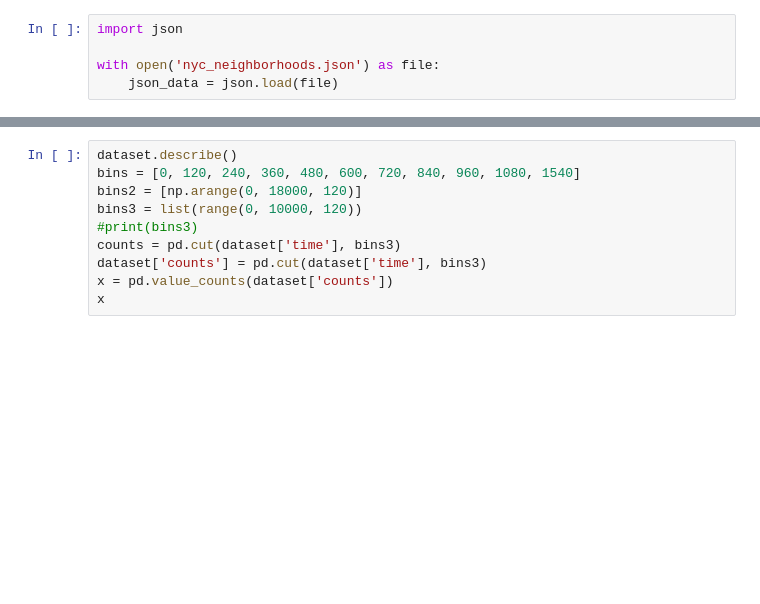
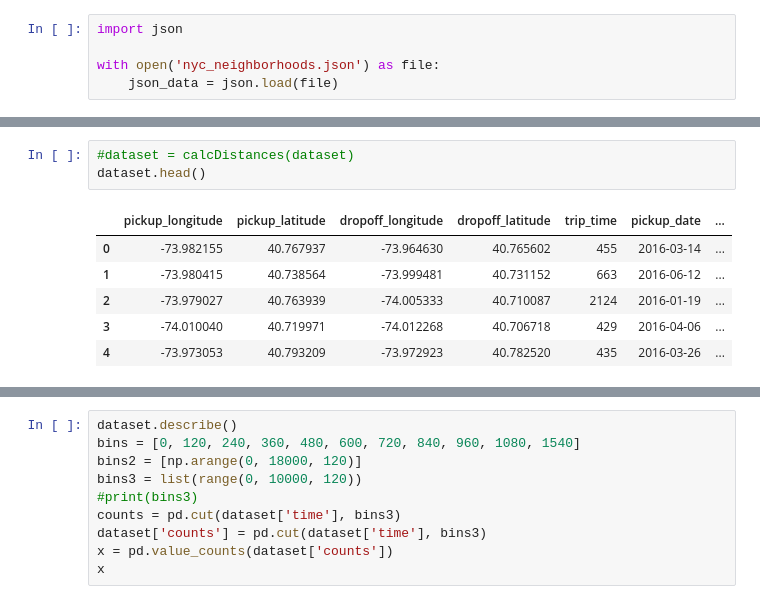
Before and after one commit to colby-j-wise/Probabilistic_Programming, a Jupyter notebook: FinalProject_colby.ipynb, the cells around one changed output, grey strips where cells are left out. Cells and saved outputs as stored; diff of their text form; blank space fills up the shorter version.

```diff
--- a/FinalProject_colby.ipynb
+++ b/FinalProject_colby.ipynb
@@ -339,0 +262,10 @@ True
+# %%
+#dataset = calcDistances(dataset)
+dataset.head()
+# %% [output]
+|  | pickup_longitude | pickup_latitude | dropoff_longitude | dropoff_latitude | trip_time | pickup_date | ... |
+| 0 | -73.982155 | 40.767937 | -73.964630 | 40.765602 | 455 | 2016-03-14 | ... |
+| 1 | -73.980415 | 40.738564 | -73.999481 | 40.731152 | 663 | 2016-06-12 | ... |
+| 2 | -73.979027 | 40.763939 | -74.005333 | 40.710087 | 2124 | 2016-01-19 | ... |
+| 3 | -74.010040 | 40.719971 | -74.012268 | 40.706718 | 429 | 2016-04-06 | ... |
+| 4 | -73.973053 | 40.793209 | -73.972923 | 40.782520 | 435 | 2016-03-26 | ... |
```
Also changed, not shown: parts of 16 cells of this notebook.
